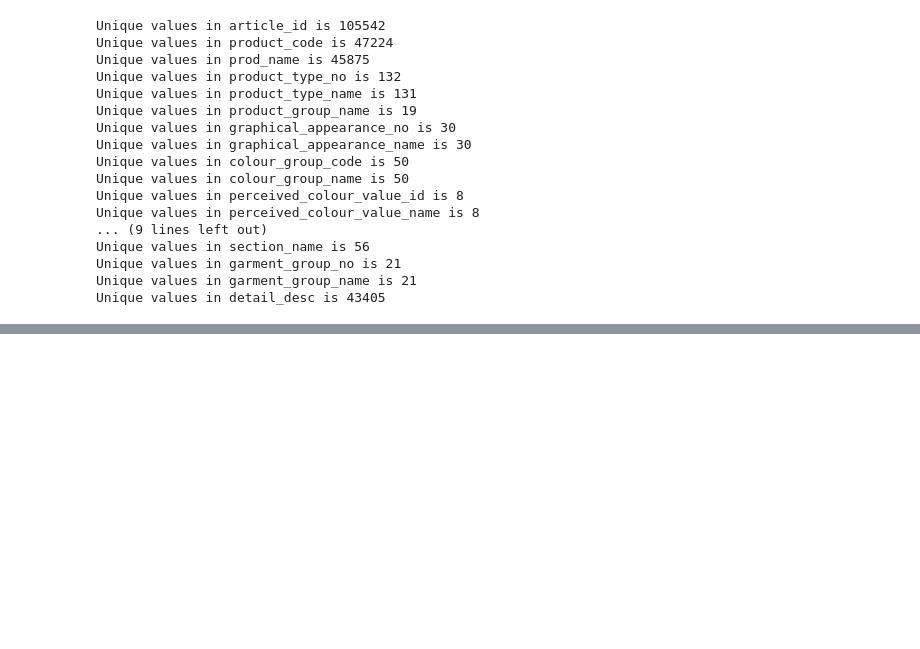
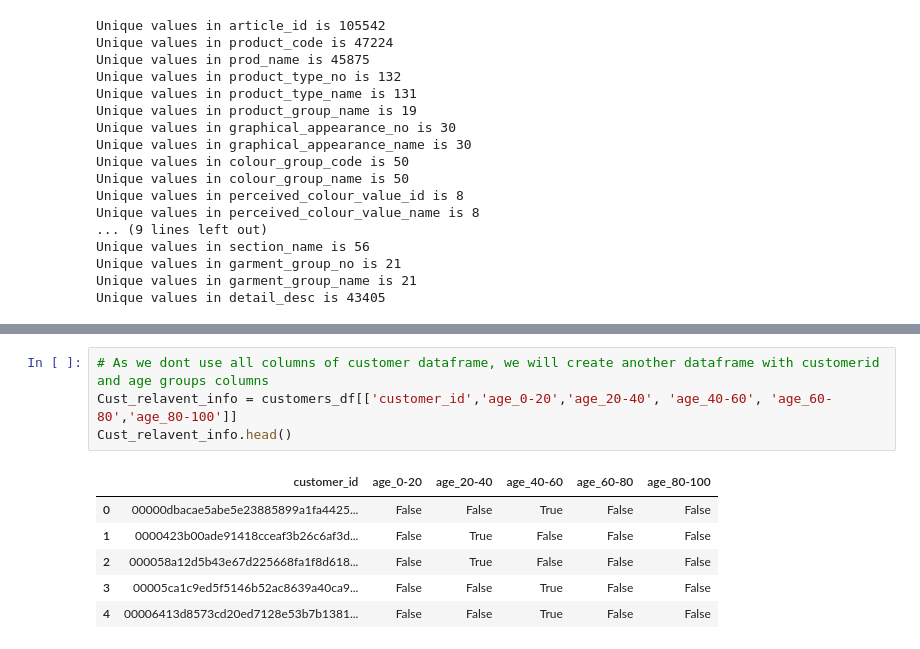
Before and after one commit to saisupriyav/Recommendation-Systems, a Jupyter notebook: EDA.ipynb, the cells around one changed output, grey strips where cells are left out. Drawn from its saved outputs; the diff is of its cells as text; blank space fills up the shorter version.

```diff
--- a/EDA.ipynb
+++ b/EDA.ipynb
@@ -695,0 +721,11 @@ Unique values in detail_desc is 43405
+# %%
+# As we dont use all columns of customer dataframe, we will create another dataframe with customerid and age groups columns
+Cust_relavent_info = customers_df[['customer_id','age_0-20','age_20-40', 'age_40-60', 'age_60-80','age_80-100']]
+Cust_relavent_info.head()
+# %% [output]
+|  | customer_id | age_0-20 | age_20-40 | age_40-60 | age_60-80 | age_80-100 |
+| 0 | 00000dbacae5abe5e23885899a1fa4425... | False | False | True | False | False |
+| 1 | 0000423b00ade91418cceaf3b26c6af3d... | False | True | False | False | False |
+| 2 | 000058a12d5b43e67d225668fa1f8d618... | False | True | False | False | False |
+| 3 | 00005ca1c9ed5f5146b52ac8639a40ca9... | False | False | True | False | False |
+| 4 | 00006413d8573cd20ed7128e53b7b1381... | False | False | True | False | False |
```
Also changed, not shown: parts of 30 cells of this notebook.
